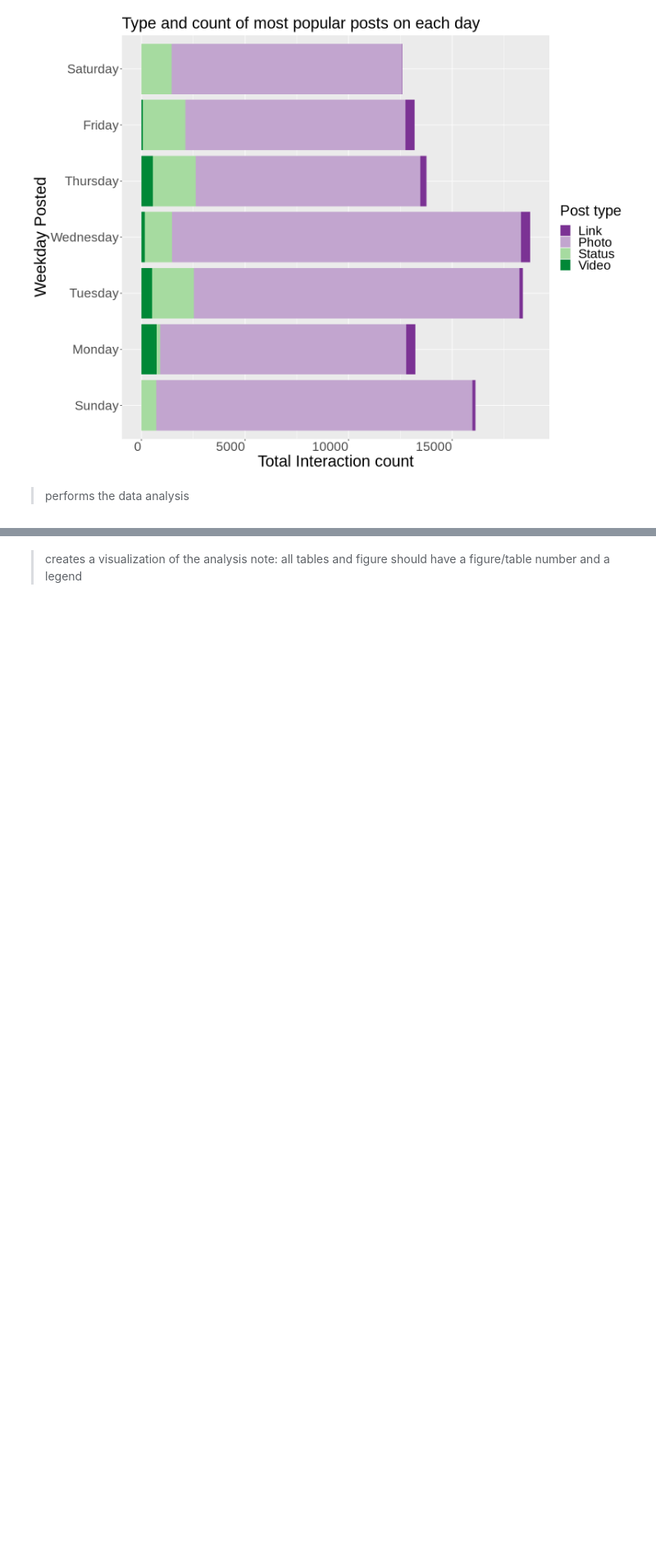
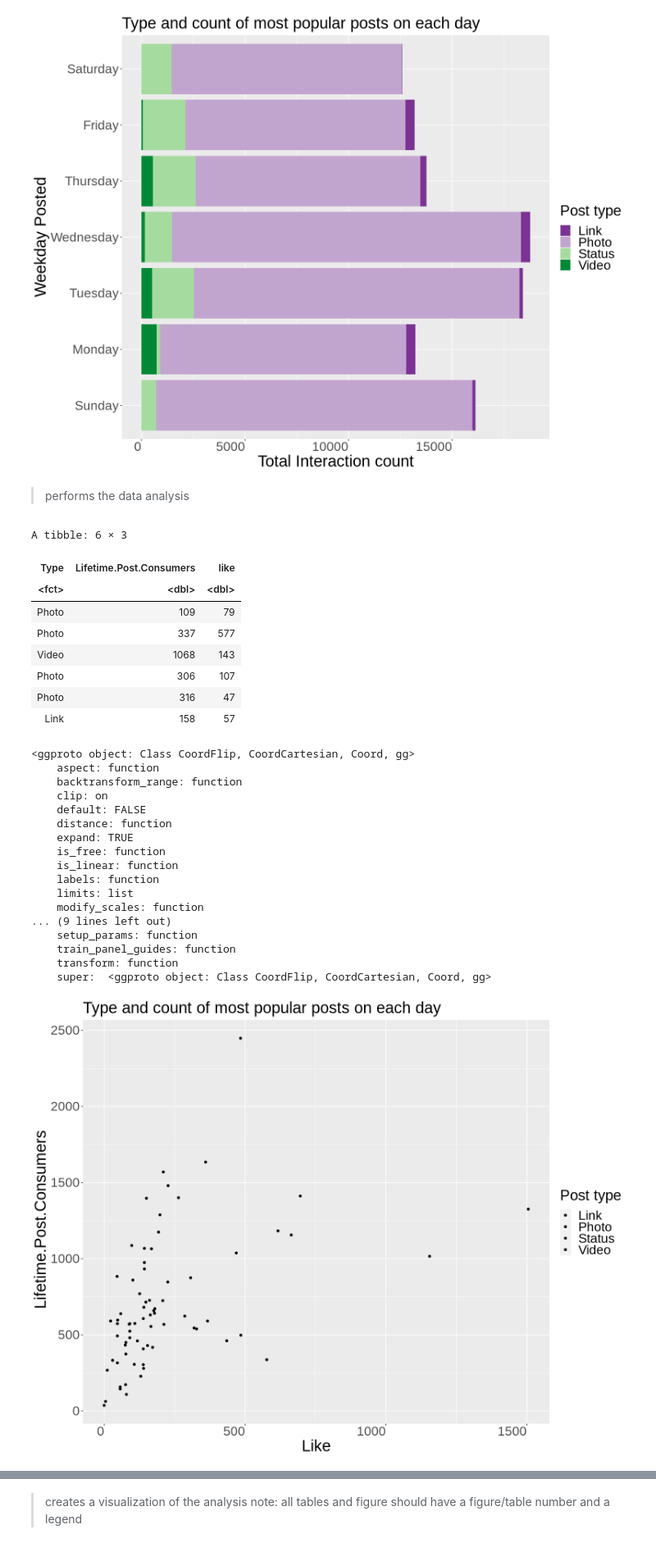
Before and after one commit to L-amat/project_proposal, a Jupyter notebook: 2-group_project_report/Group_project_report.ipynb, the cells around one changed output, grey strips where cells are left out. Shown at 82% size. Saved outputs shown, nothing was run; the diff lists cells and outputs as text; code cells hidden in the pictures; blank space fills up the shorter version.

Commit message:
Added lifetimepost consumers +likes

```diff
--- a/2-group_project_report/Group_project_report.ipynb
+++ b/2-group_project_report/Group_project_report.ipynb
@@ -134,3 +116,58 @@ most_interactions
 [figure]
 # %% [markdown]
 >performs the data analysis
+# %%
+options(repr.plot.height = 10, repr.plot.width = 13)
+
+fb_data <- fb_data %>%
+    filter(Post.Weekday == "4") %>%
+    select(Type, Lifetime.Post.Consumers, like)
+head(fb_data)
+
+most_interactions <- fb_data %>%                                      #plot of interactions and post type vs day
+    arrange(desc(Lifetime.Post.Consumers)) %>%
+    ggplot(aes(x = like,
+                 y = Lifetime.Post.Consumers,
+                 fill = Type)) +
+    geom_point() +                                     #graph titles
+    xlab("Like") +
+    ylab(" Lifetime.Post.Consumers") +
+    labs(fill = "Post type") +
+    ggtitle("Type and count of most popular posts on each day") +
+    theme(axis.text = element_text(size = 20,                         #font sizes
+                                    hjust = 1),
+         plot.title = element_text(size = 25),
+         axis.title = element_text(size = 25),
+         legend.text = element_text(size = 20),
+         legend.title = element_text(size = 23)) +
+            scale_fill_brewer(palette = 'PRGn')
+    coord_flip()
+most_interactions
+# %% [output]
+A tibble: 6 × 3
+| Type | Lifetime.Post.Consumers | like |
+| <fct> | <dbl> | <dbl> |
+| Photo | 109 | 79 |
+| Photo | 337 | 577 |
+| Video | 1068 | 143 |
+| Photo | 306 | 107 |
+| Photo | 316 | 47 |
+| Link | 158 | 57 |
+<ggproto object: Class CoordFlip, CoordCartesian, Coord, gg>
+    aspect: function
+    backtransform_range: function
+    clip: on
+    default: FALSE
+    distance: function
+    expand: TRUE
+    is_free: function
+    is_linear: function
+    labels: function
+    limits: list
+    modify_scales: function
+... (9 lines left out)
+    setup_params: function
+    train_panel_guides: function
+    transform: function
+    super:  <ggproto object: Class CoordFlip, CoordCartesian, Coord, gg>
+[figure, added]
```
Also changed, not shown: parts of 4 cells of this notebook.
